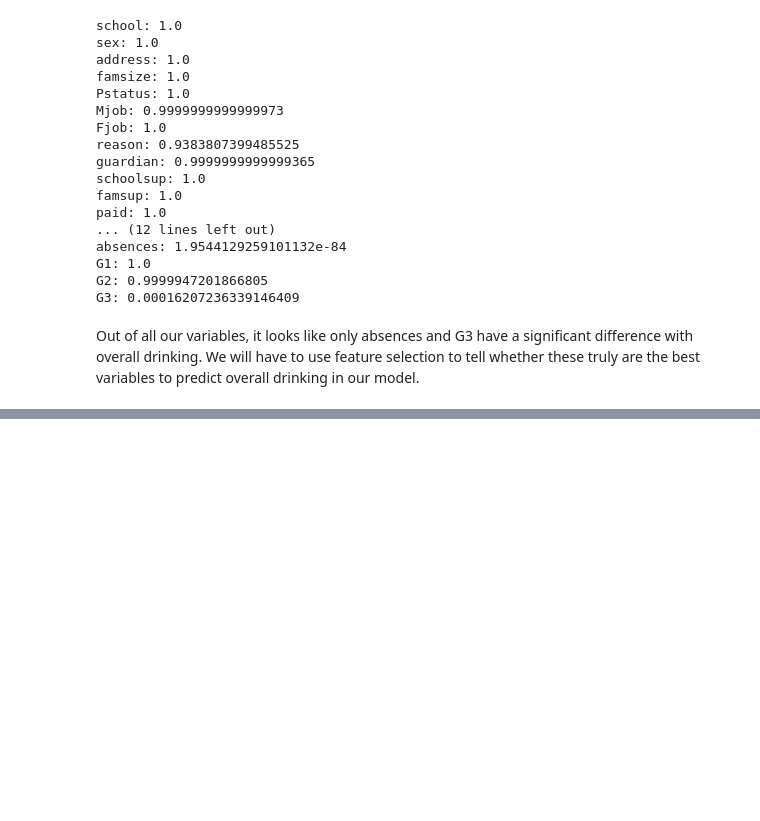
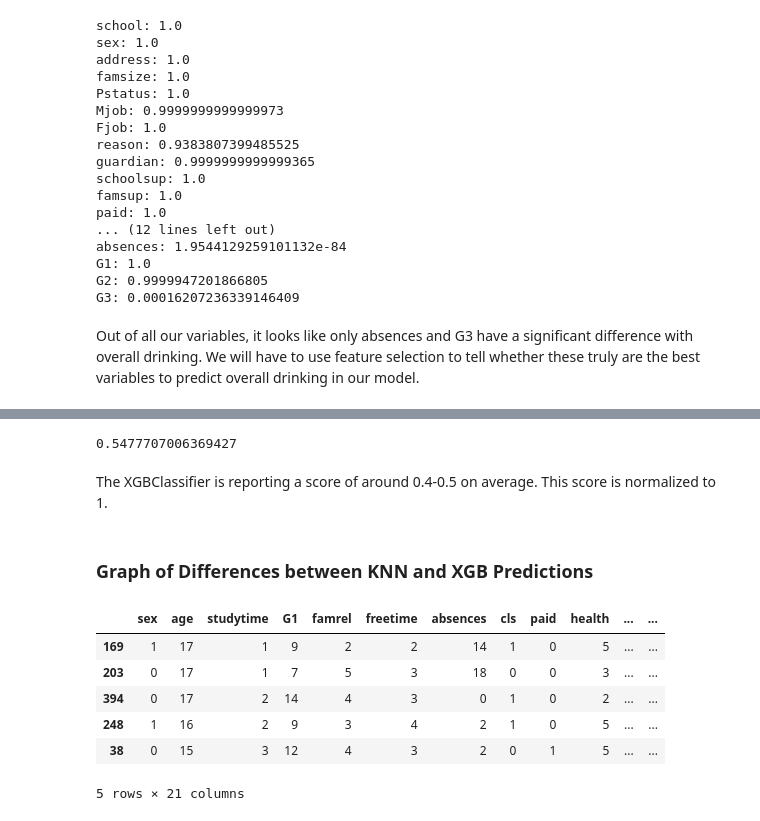
Before and after one commit to jamesbmc/370-final-project, a Jupyter notebook: report.ipynb, the cells around one changed output, grey strips where cells are left out. Drawn from its saved outputs; the diff is of its cells as text; code cells hidden in the pictures; blank space fills up the shorter version.

```diff
--- a/report.ipynb
+++ b/report.ipynb
@@ -254,0 +488,8 @@ Out of all our variables, it looks like only absences and G3 have a significant
+# %%
+accuracy_score(xgb_test_predict, test_outcome, normalize=True)
+# %% [output]
+0.5477707006369427
+# %% [markdown]
+The XGBClassifier is reporting a score of around 0.4-0.5 on average. This score is normalized to 1.
+# %% [markdown]
+### Graph of Differences between KNN and XGB Predictions
@@ -254,0 +500,10 @@ Out of all our variables, it looks like only absences and G3 have a significant
+# %%
+test_features.head()
+# %% [output]
+|  | sex | age | studytime | G1 | famrel | freetime | absences | cls | paid | health | ... | ... |
+| 169 | 1 | 17 | 1 | 9 | 2 | 2 | 14 | 1 | 0 | 5 | ... | ... |
+| 203 | 0 | 17 | 1 | 7 | 5 | 3 | 18 | 0 | 0 | 3 | ... | ... |
+| 394 | 0 | 17 | 2 | 14 | 4 | 3 | 0 | 1 | 0 | 2 | ... | ... |
+| 248 | 1 | 16 | 2 | 9 | 3 | 4 | 2 | 1 | 0 | 5 | ... | ... |
+| 38 | 0 | 15 | 3 | 12 | 4 | 3 | 2 | 0 | 1 | 5 | ... | ... |
+5 rows × 21 columns
```
Also changed, not shown: parts of 28 cells of this notebook.
